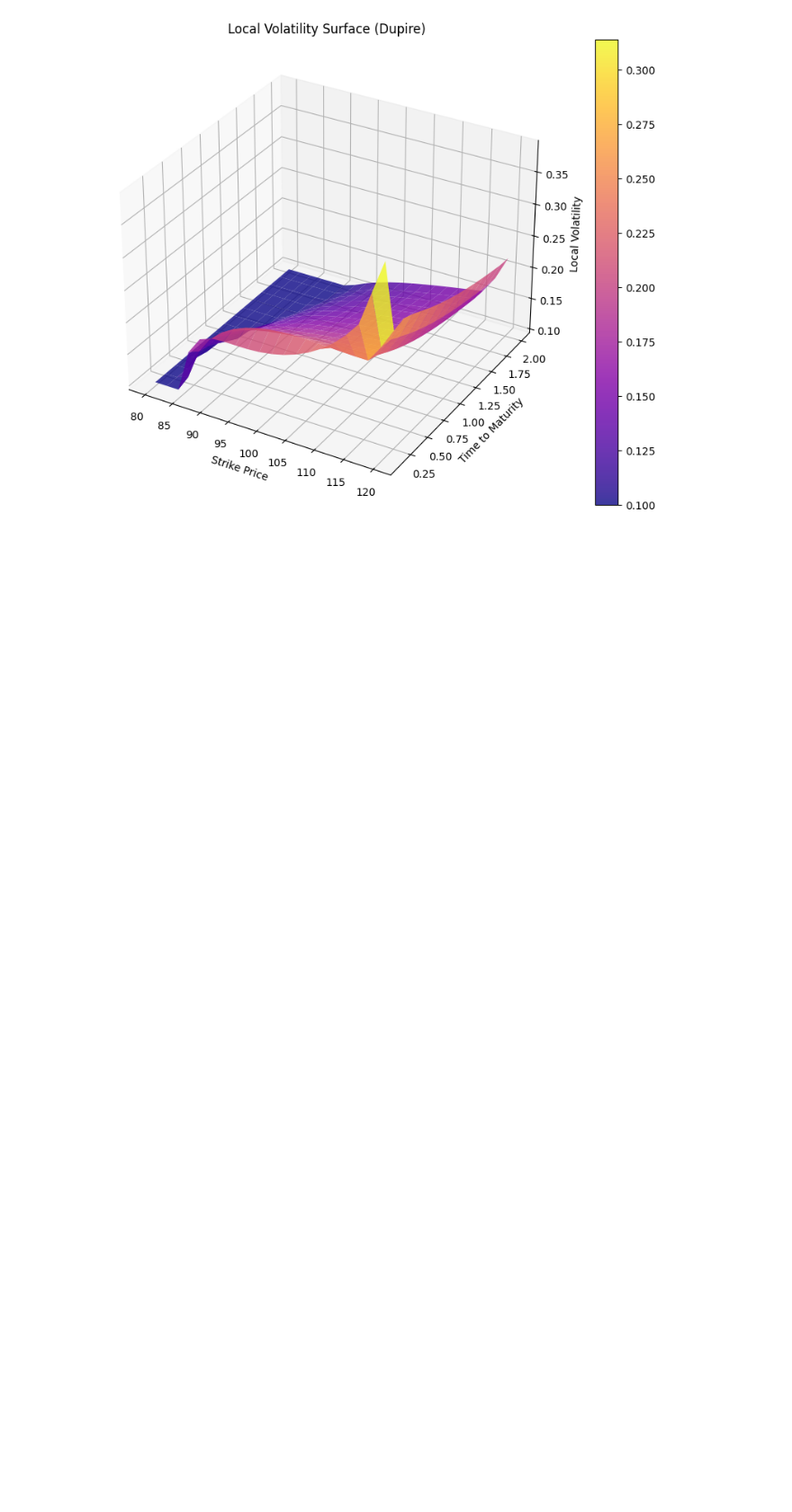
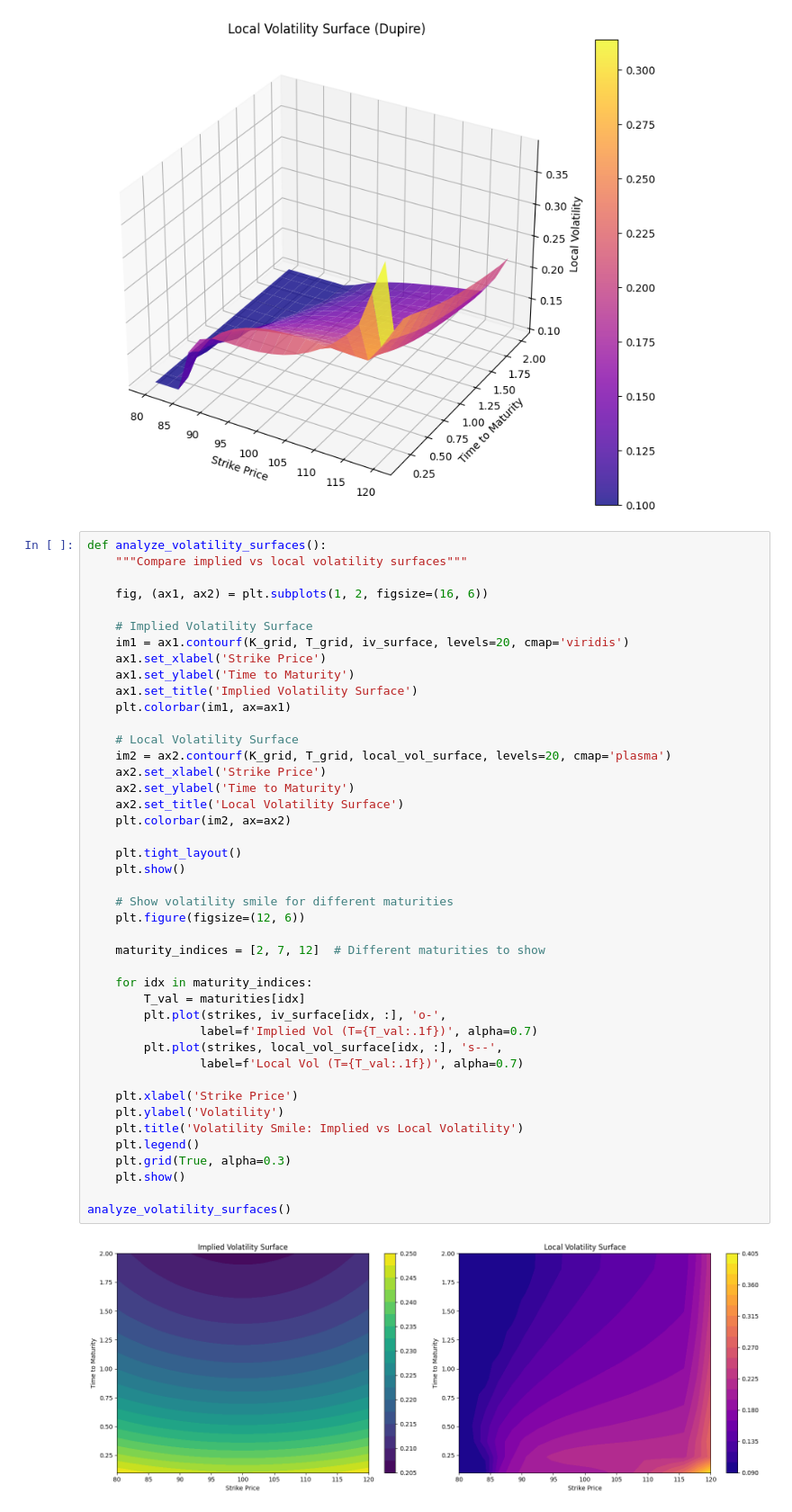
Before and after one commit to AnaQuant/RiskAlphaEngine, a Jupyter notebook: notebooks/local_vol_model.ipynb, the cells around one changed output. Shown at 90% size. Cells and saved outputs as stored; diff of their text form; blank space fills up the shorter version.

Commit message:
Local vol model notebook

```diff
--- a/notebooks/local_vol_model.ipynb
+++ b/notebooks/local_vol_model.ipynb
@@ -181,3 +181,48 @@ plt.colorbar(surf)
 plt.show()
 # %% [output]
 [figure]
+# %%
+def analyze_volatility_surfaces():
+    """Compare implied vs local volatility surfaces"""
+
+    fig, (ax1, ax2) = plt.subplots(1, 2, figsize=(16, 6))
+
+    # Implied Volatility Surface
+    im1 = ax1.contourf(K_grid, T_grid, iv_surface, levels=20, cmap='viridis')
+    ax1.set_xlabel('Strike Price')
+    ax1.set_ylabel('Time to Maturity')
+    ax1.set_title('Implied Volatility Surface')
+    plt.colorbar(im1, ax=ax1)
+
+    # Local Volatility Surface
+    im2 = ax2.contourf(K_grid, T_grid, local_vol_surface, levels=20, cmap='plasma')
+    ax2.set_xlabel('Strike Price')
+    ax2.set_ylabel('Time to Maturity')
+    ax2.set_title('Local Volatility Surface')
+    plt.colorbar(im2, ax=ax2)
+
+    plt.tight_layout()
+    plt.show()
+
+    # Show volatility smile for different maturities
+    plt.figure(figsize=(12, 6))
+
+    maturity_indices = [2, 7, 12]  # Different maturities to show
+
+    for idx in maturity_indices:
+        T_val = maturities[idx]
+        plt.plot(strikes, iv_surface[idx, :], 'o-',
+                label=f'Implied Vol (T={T_val:.1f})', alpha=0.7)
+        plt.plot(strikes, local_vol_surface[idx, :], 's--',
+                label=f'Local Vol (T={T_val:.1f})', alpha=0.7)
+
+    plt.xlabel('Strike Price')
+    plt.ylabel('Volatility')
+    plt.title('Volatility Smile: Implied vs Local Volatility')
+    plt.legend()
+    plt.grid(True, alpha=0.3)
+    plt.show()
+
+analyze_volatility_surfaces()
+# %% [output]
+[figure, added]
```
Also changed, not shown: parts of 1 cell of this notebook, 3 other files.
